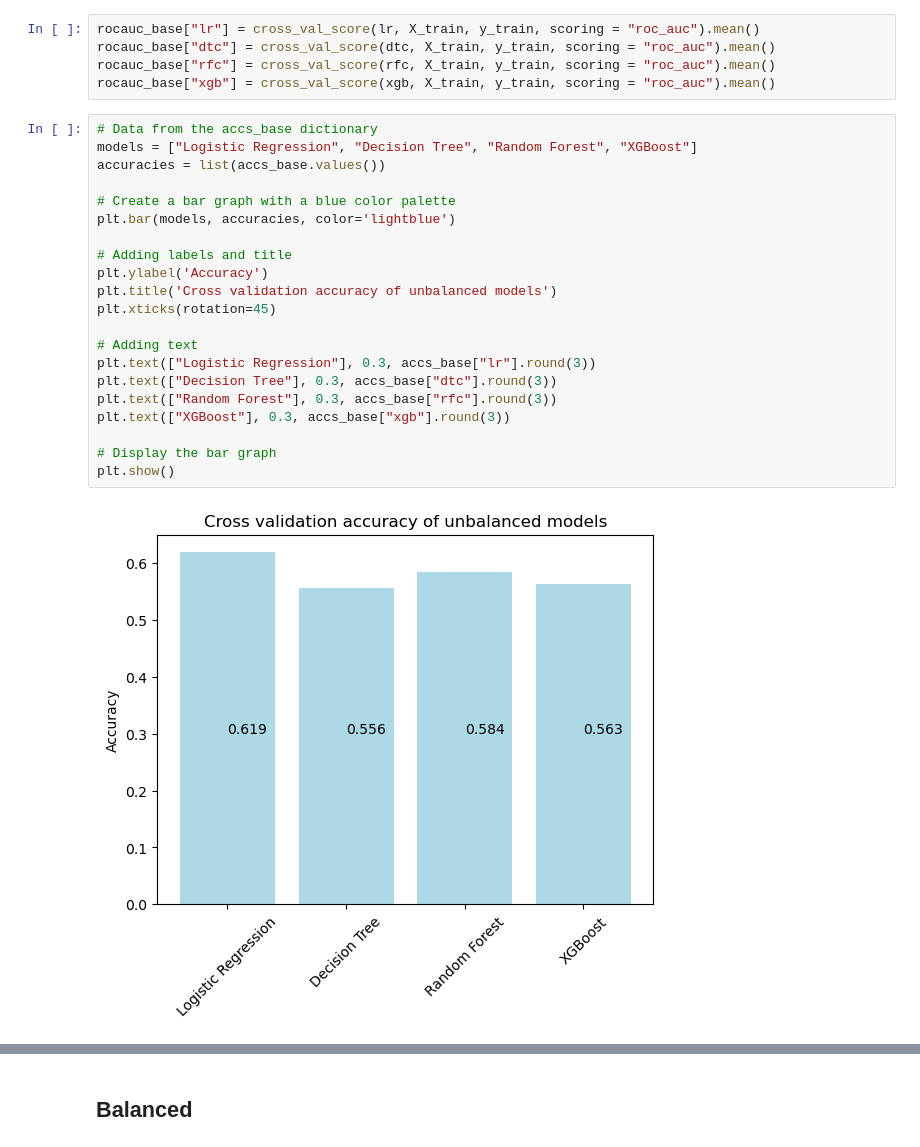
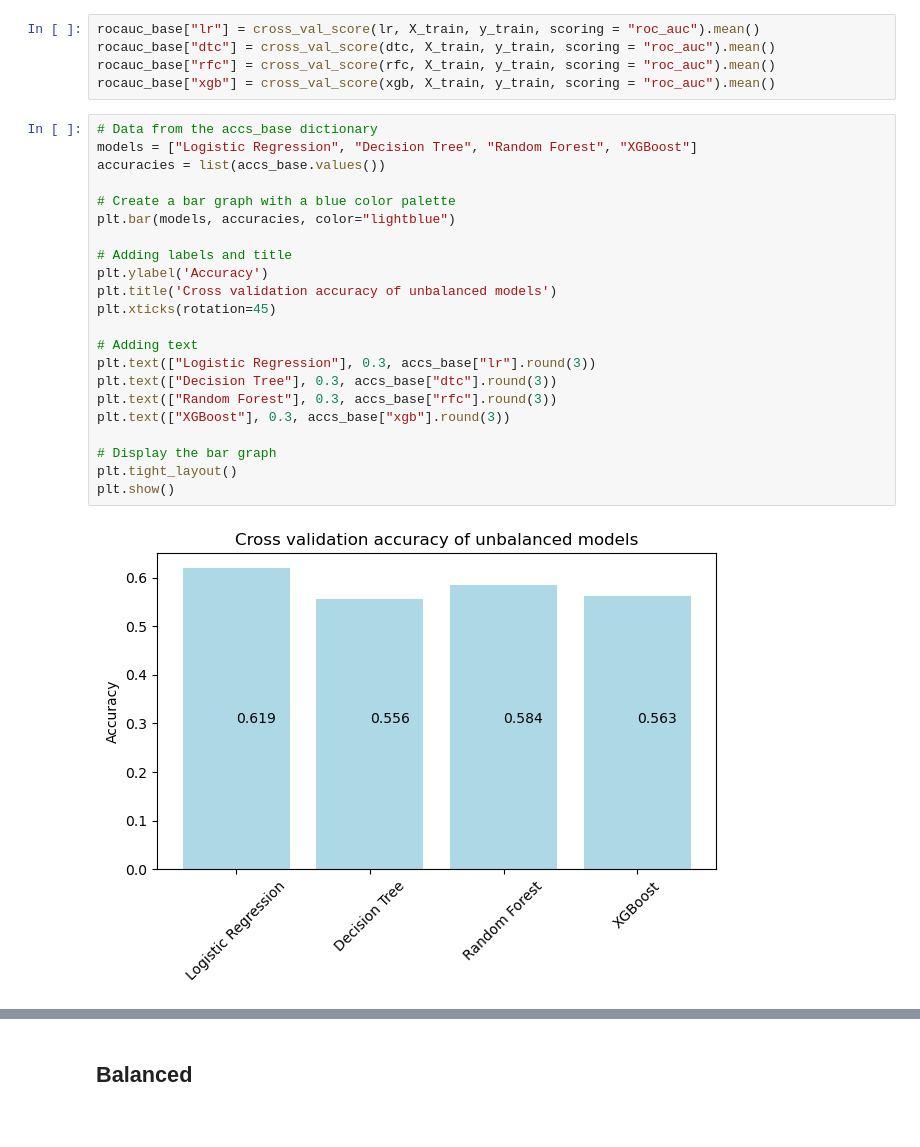
Before and after one commit to Rampenator/dsb, a Jupyter notebook: Juuso Final.ipynb, the cells around one changed output, grey strips where cells are left out. Saved outputs shown, nothing was run; the diff lists cells and outputs as text.

```diff
--- a/Juuso Final.ipynb
+++ b/Juuso Final.ipynb
@@ -81,26 +81,27 @@ rocauc_base["xgb"] = cross_val_score(xgb, X_train, y_train, scoring = "roc_auc")
 # %%
 # Data from the accs_base dictionary
 models = ["Logistic Regression", "Decision Tree", "Random Forest", "XGBoost"]
 accuracies = list(accs_base.values())
 
 # Create a bar graph with a blue color palette
-plt.bar(models, accuracies, color='lightblue')
+plt.bar(models, accuracies, color="lightblue")
 
 # Adding labels and title
 plt.ylabel('Accuracy')
 plt.title('Cross validation accuracy of unbalanced models')
 plt.xticks(rotation=45)
 
 # Adding text
 plt.text(["Logistic Regression"], 0.3, accs_base["lr"].round(3))
 plt.text(["Decision Tree"], 0.3, accs_base["dtc"].round(3))
 plt.text(["Random Forest"], 0.3, accs_base["rfc"].round(3))
 plt.text(["XGBoost"], 0.3, accs_base["xgb"].round(3))
 
 # Display the bar graph
+plt.tight_layout()
 plt.show()
 # %% [output]
-[figure, old version]
+[figure, new version]
 # %%
 # Data from the accs_base dictionary
 models = ["Logistic Regression", "Decision Tree", "Random Forest", "XGBoost"]
```
Also changed, not shown: parts of 16 cells of this notebook.
